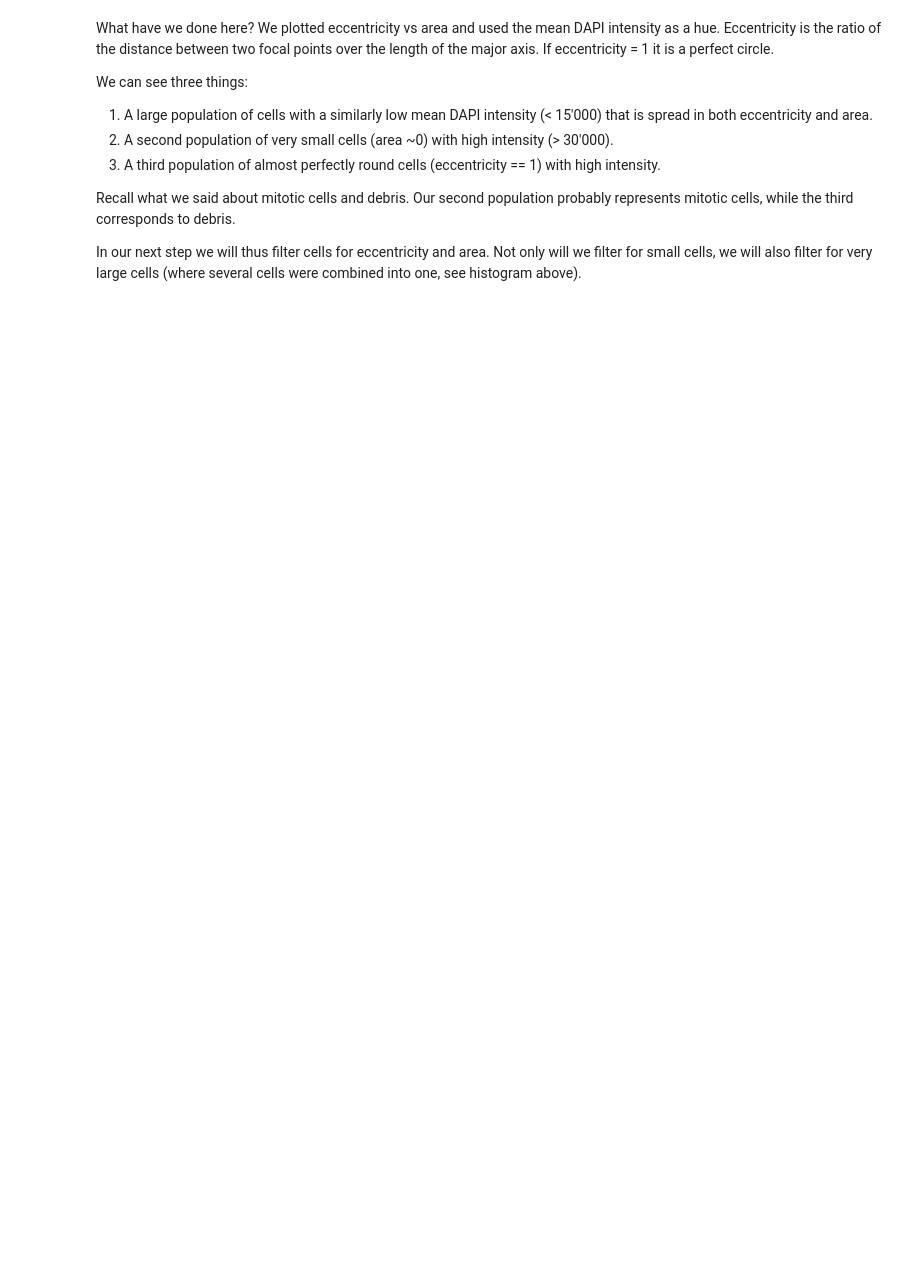
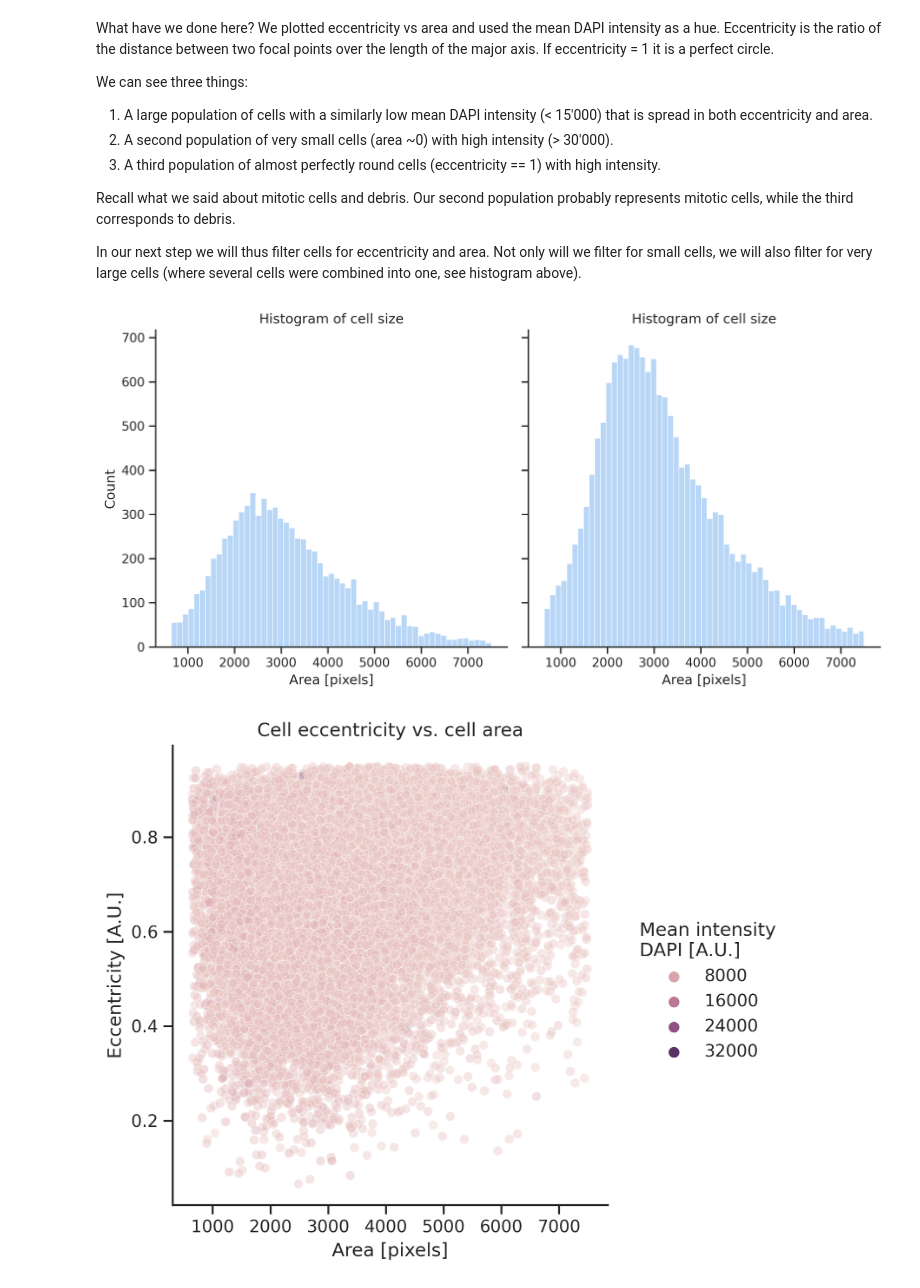
Before and after one commit to sevwal/BME362_image_analysis, a Jupyter notebook: BME362_data_analysis.ipynb, the cells around one changed output. Saved outputs shown, nothing was run; the diff lists cells and outputs as text; code cells hidden in the pictures; blank space fills up the shorter version.

```diff
--- a/BME362_data_analysis.ipynb
+++ b/BME362_data_analysis.ipynb
@@ -53,9 +102,18 @@ In our next step we will thus filter cells for eccentricity and area. Not only w
 # %%
 dd_filtered = dd[(dd["area"]>=650) & (dd["area"]<=7500) & (dd["eccentricity"]<=0.95)]
 
-sns.displot(data=dd_filtered, x="area", col="well",
-    facet_kws=dict(margin_titles=True),
-)
+p4 = sns.displot(data=dd_filtered, x="area", col="well",
+                 facet_kws=dict(margin_titles=True))
+p4.set(title="Histogram of cell size",
+      xlabel="Area [pixels]")
 
-sns.relplot(data=dd_filtered, x="area", y="eccentricity", hue="mean_intensity-0", alpha=0.4)
+p5 = sns.relplot(data=dd_filtered, x="area", y="eccentricity",
+                 hue="mean_intensity-0", alpha=0.4)
+p5.set(title="Cell eccentricity vs. cell area",
+      xlabel="Area [pixels]",
+      ylabel="Eccentricity [A.U.]")
+p5._legend.set_title("Mean intensity\nDAPI [A.U.]")
+# %% [output]
+[figure, added]
+[figure, added]
 # %% [markdown]
```
Also changed, not shown: parts of 14 cells of this notebook.
